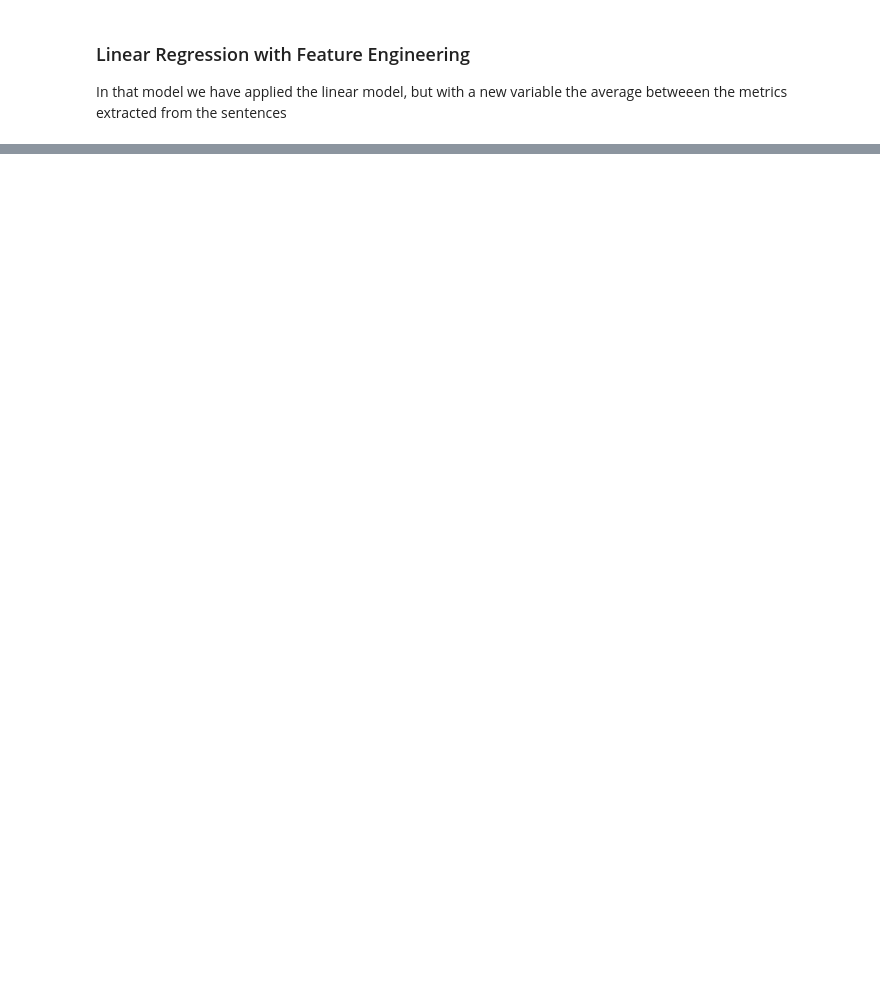
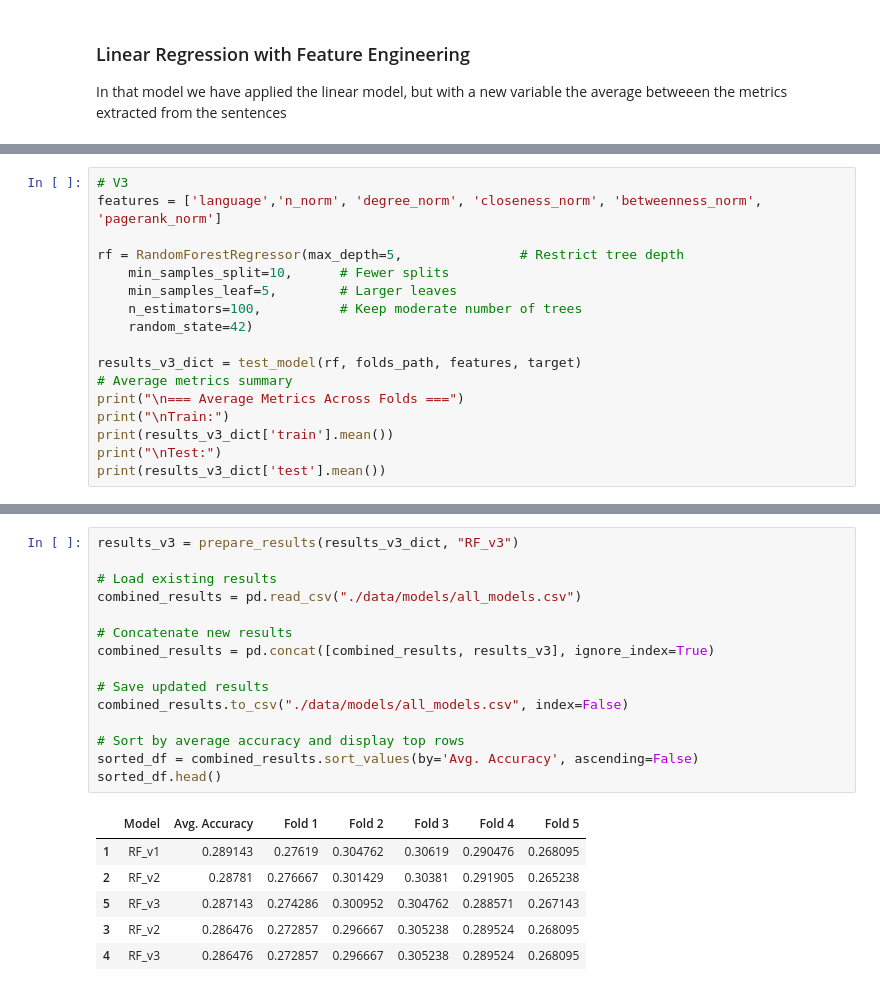
Before and after one commit to kelokito/ml-project, a Jupyter notebook: src/4_modelling.ipynb, the cells around one changed output, grey strips where cells are left out. Saved outputs shown, nothing was run; the diff lists cells and outputs as text; blank space fills up the shorter version.

Commit message:
added modelling V3 rf accuracy 29% (not bad at all)

```diff
--- a/src/4_modelling.ipynb
+++ b/src/4_modelling.ipynb
@@ -343,0 +500,17 @@ sorted_df.head()
+# %%
+# V3
+features = ['language','n_norm', 'degree_norm', 'closeness_norm', 'betweenness_norm', 'pagerank_norm']
+
+rf = RandomForestRegressor(max_depth=5,               # Restrict tree depth
+    min_samples_split=10,      # Fewer splits
+    min_samples_leaf=5,        # Larger leaves
+    n_estimators=100,          # Keep moderate number of trees
+    random_state=42)
+
+results_v3_dict = test_model(rf, folds_path, features, target)
+# Average metrics summary
+print("\n=== Average Metrics Across Folds ===")
+print("\nTrain:")
+print(results_v3_dict['train'].mean())
+print("\nTest:")
+print(results_v3_dict['test'].mean())
@@ -343,0 +535,22 @@ sorted_df.head()
+# %%
+results_v3 = prepare_results(results_v3_dict, "RF_v3")
+
+# Load existing results
+combined_results = pd.read_csv("./data/models/all_models.csv")
+
+# Concatenate new results
+combined_results = pd.concat([combined_results, results_v3], ignore_index=True)
+
+# Save updated results
+combined_results.to_csv("./data/models/all_models.csv", index=False)
+
+# Sort by average accuracy and display top rows
+sorted_df = combined_results.sort_values(by='Avg. Accuracy', ascending=False)
+sorted_df.head()
+# %% [output]
+|  | Model | Avg. Accuracy | Fold 1 | Fold 2 | Fold 3 | Fold 4 | Fold 5 |
+| 1 | RF_v1 | 0.289143 | 0.27619 | 0.304762 | 0.30619 | 0.290476 | 0.268095 |
+| 2 | RF_v2 | 0.28781 | 0.276667 | 0.301429 | 0.30381 | 0.291905 | 0.265238 |
+| 5 | RF_v3 | 0.287143 | 0.274286 | 0.300952 | 0.304762 | 0.288571 | 0.267143 |
+| 3 | RF_v2 | 0.286476 | 0.272857 | 0.296667 | 0.305238 | 0.289524 | 0.268095 |
+| 4 | RF_v3 | 0.286476 | 0.272857 | 0.296667 | 0.305238 | 0.289524 | 0.268095 |
```
Also changed, not shown: parts of 30 cells of this notebook, 3 other files.
